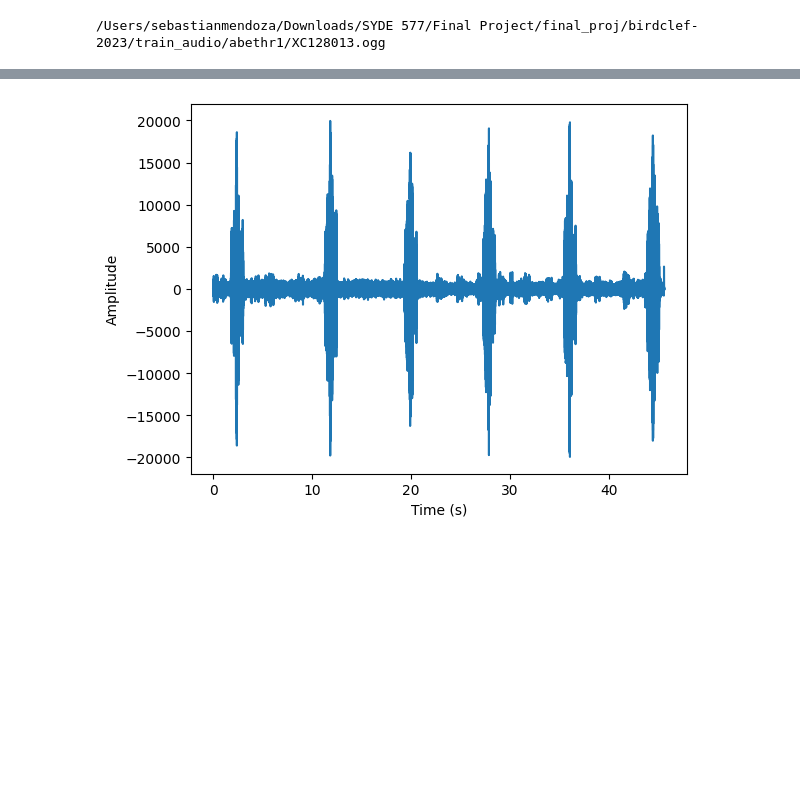
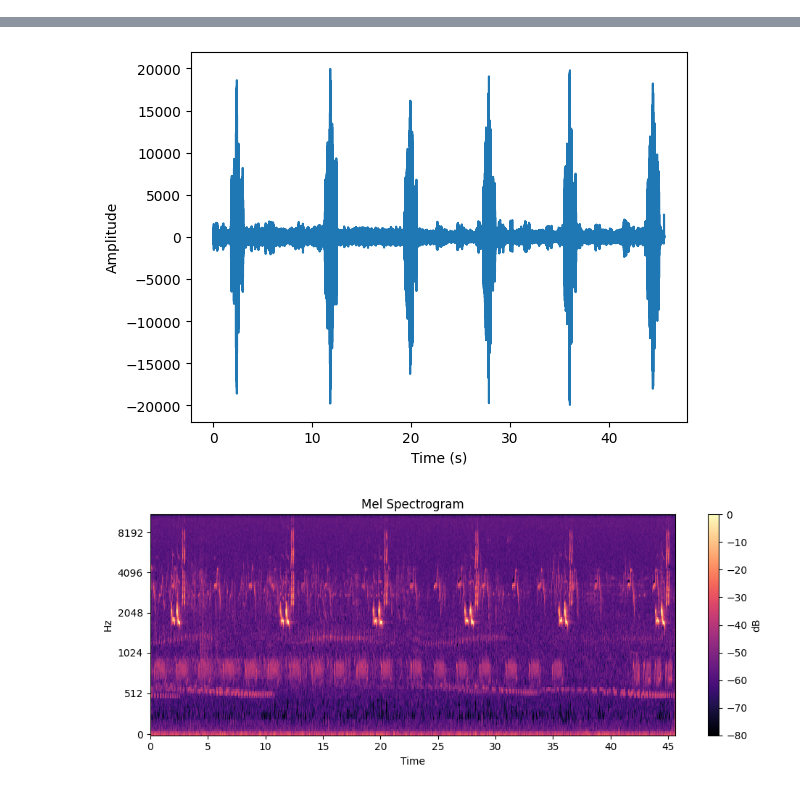
Before and after one commit to sebmendoza/birdclef-2023-model, a Jupyter notebook: spectograms.ipynb, the cells around one changed output, grey strips where cells are left out. Cells and saved outputs as stored; diff of their text form; code cells hidden in the pictures; blank space fills up the shorter version.

Commit message:
basic spectogram function

```diff
--- a/spectograms.ipynb
+++ b/spectograms.ipynb
@@ -1,36 +1,43 @@
 # %%
 from pathlib import Path
 import librosa
 import numpy as np
 from matplotlib import pyplot as plt
 
 base = Path.cwd()
 test_file = base / "birdclef-2023/train_audio/abethr1/XC128013.ogg"
+ogg, sample_rate = librosa.load(test_file)
 # SHow audio
 from IPython.display import Audio, display
 display(Audio(test_file))
 
 # Show time domain
-def display_wave(filename, ogg, sample_rate):
+def display_wave(ogg, sample_rate):
     int16 = (ogg * 32767).astype(np.int16)
-    return int16, sample_rate
+    time = np.arange(len(int16)) / sample_rate
+    plt.plot(time, int16)
+    plt.xlabel('Time (s)')
+    plt.ylabel('Amplitude')
+    return
+
+display_wave(ogg, sample_rate)
 
 
-# Show frequency domain
-def display_spectogram()
-ogg, sample_rate = librosa.load(filename)
+def display_spectogram(ogg, sample_rate):
+    # # Convert to dB scale for better visualization
+    S = librosa.feature.melspectrogram(y=ogg, sr=sample_rate)
+    S_db = librosa.power_to_db(S, ref=np.max)
 
+    # Display the spectrogram
+    plt.figure(figsize=(10, 4))
+    librosa.display.specshow(S_db, sr=sample_rate, x_axis='time', y_axis='mel')
+    plt.colorbar(label='dB')
+    plt.title('Mel Spectrogram')
+    plt.tight_layout()
+    plt.show()
 
-
-print(test_file)
-wave_test, wave_test_sample_rate = ogg_to_wave(test_file)
-time = np.arange(len(wave_test)) / wave_test_sample_rate
-plt.plot(time, wave_test)
-plt.xlabel('Time (s)')
-plt.ylabel('Amplitude')
-
-librosa.feature.melspectrogram(y=y, sr=sr)
+display_spectogram(ogg, sample_rate)
 # %% [output]
-/Users/sebastianmendoza/Downloads/SYDE 577/Final Project/final_proj/birdclef-2023/train_audio/abethr1/XC128013.ogg
 [interactive output not drawn]
 [figure]
+[figure, added]
```
